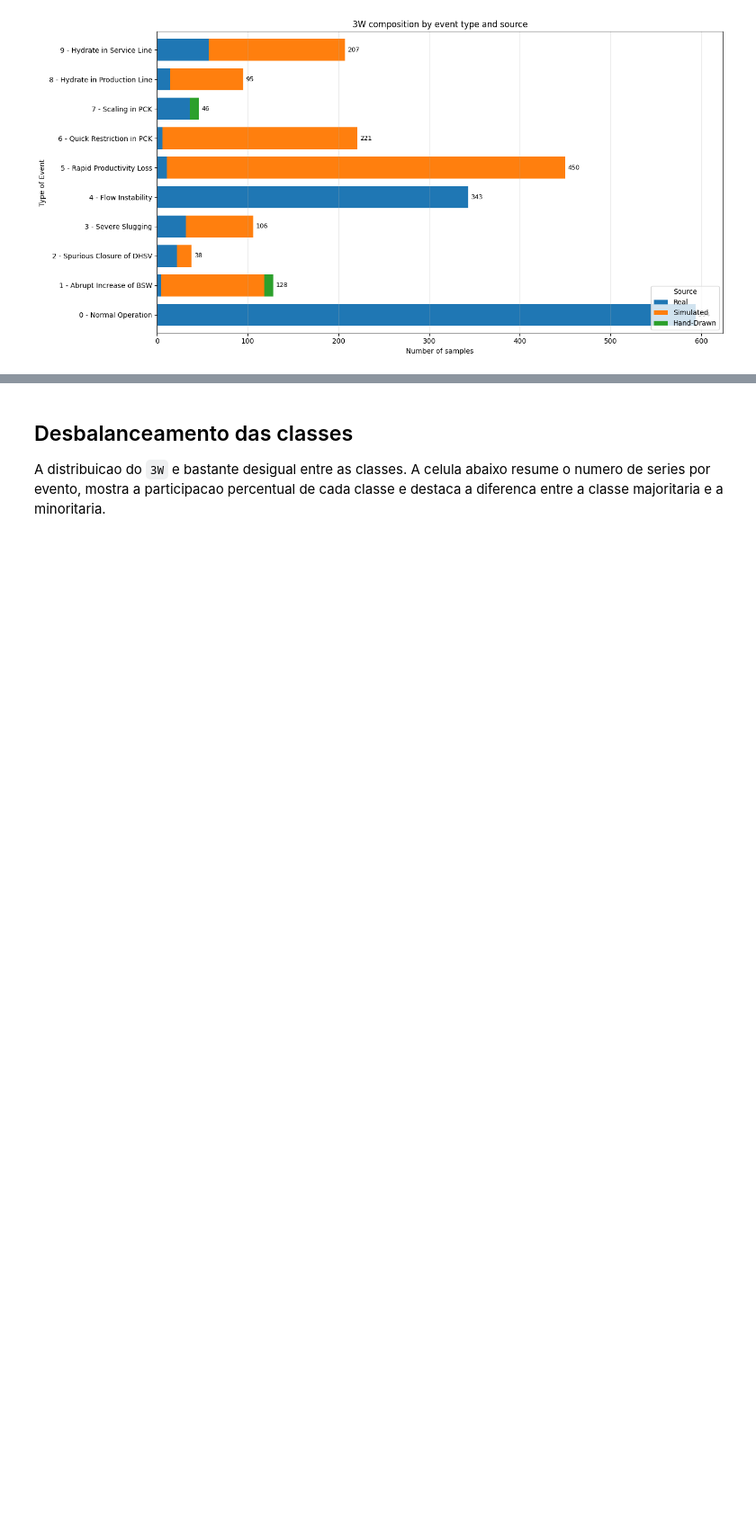
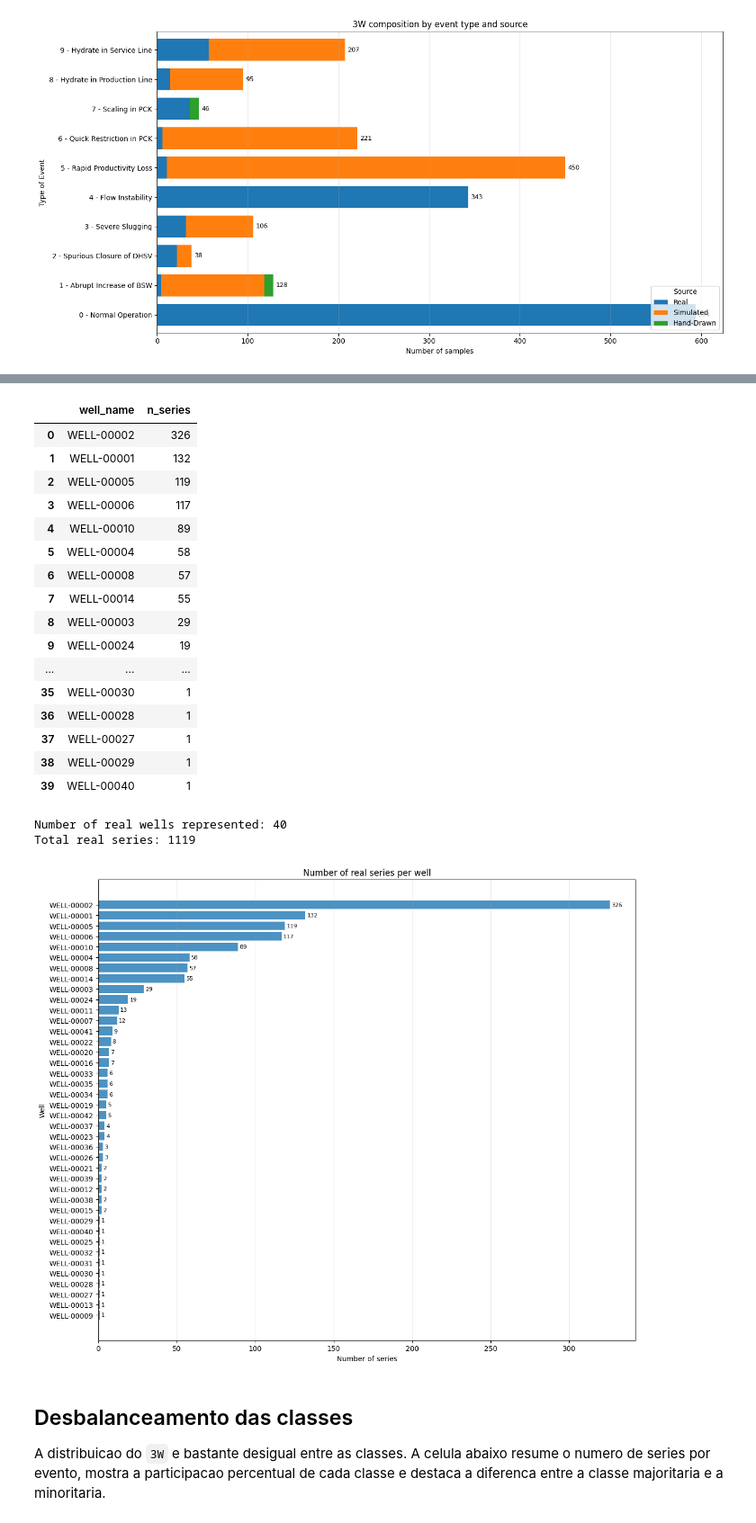
Before and after one commit to tiagoriosrocha/lstm-w3, a Jupyter notebook: versao13/1-visao-geral-dos-dados.ipynb, the cells around one changed output, grey strips where cells are left out. Shown at 90% size. Drawn from its saved outputs; the diff is of its cells as text; code cells hidden in the pictures; blank space fills up the shorter version.

```diff
--- a/versao13/1-visao-geral-dos-dados.ipynb
+++ b/versao13/1-visao-geral-dos-dados.ipynb
@@ -195,3 +199,53 @@ plt.show()
+# %%
+import matplotlib.pyplot as plt
+
+well_manifest = manifest.loc[manifest['source_type'] == 'well'].copy()
+series_per_well = (
+    well_manifest['well_name']
+    .value_counts()
+    .rename_axis('well_name')
+    .reset_index(name='n_series')
+)
+
+display(series_per_well)
+print(f"Number of real wells represented: {series_per_well['well_name'].nunique()}")
+print(f"Total real series: {series_per_well['n_series'].sum()}")
+
+plot_df = series_per_well.sort_values('n_series', ascending=True)
+
+fig, ax = plt.subplots(figsize=(12, 10))
+ax.barh(plot_df['well_name'], plot_df['n_series'], color='#4c92c3')
+ax.set_title('Number of real series per well')
+ax.set_xlabel('Number of series')
+ax.set_ylabel('Well')
+ax.grid(axis='x', alpha=0.25)
+
+for idx, row in enumerate(plot_df.itertuples(index=False)):
+    ax.text(row.n_series + 1, idx, str(int(row.n_series)), va='center', fontsize=8)
+
+plt.tight_layout()
+plt.show()
+# %% [output]
+|  | well_name | n_series |
+| 0 | WELL-00002 | 326 |
+| 1 | WELL-00001 | 132 |
+| 2 | WELL-00005 | 119 |
+| 3 | WELL-00006 | 117 |
+| 4 | WELL-00010 | 89 |
+| 5 | WELL-00004 | 58 |
+| 6 | WELL-00008 | 57 |
+| 7 | WELL-00014 | 55 |
+| 8 | WELL-00003 | 29 |
+| 9 | WELL-00024 | 19 |
+| ... | ... | ... |
+| 35 | WELL-00030 | 1 |
+| 36 | WELL-00028 | 1 |
+| 37 | WELL-00027 | 1 |
+| 38 | WELL-00029 | 1 |
+| 39 | WELL-00040 | 1 |
+Number of real wells represented: 40
+Total real series: 1119
+[figure, added]
 # %% [markdown]
 ## Desbalanceamento das classes
 
```
Also changed, not shown: parts of 5 cells of this notebook.
